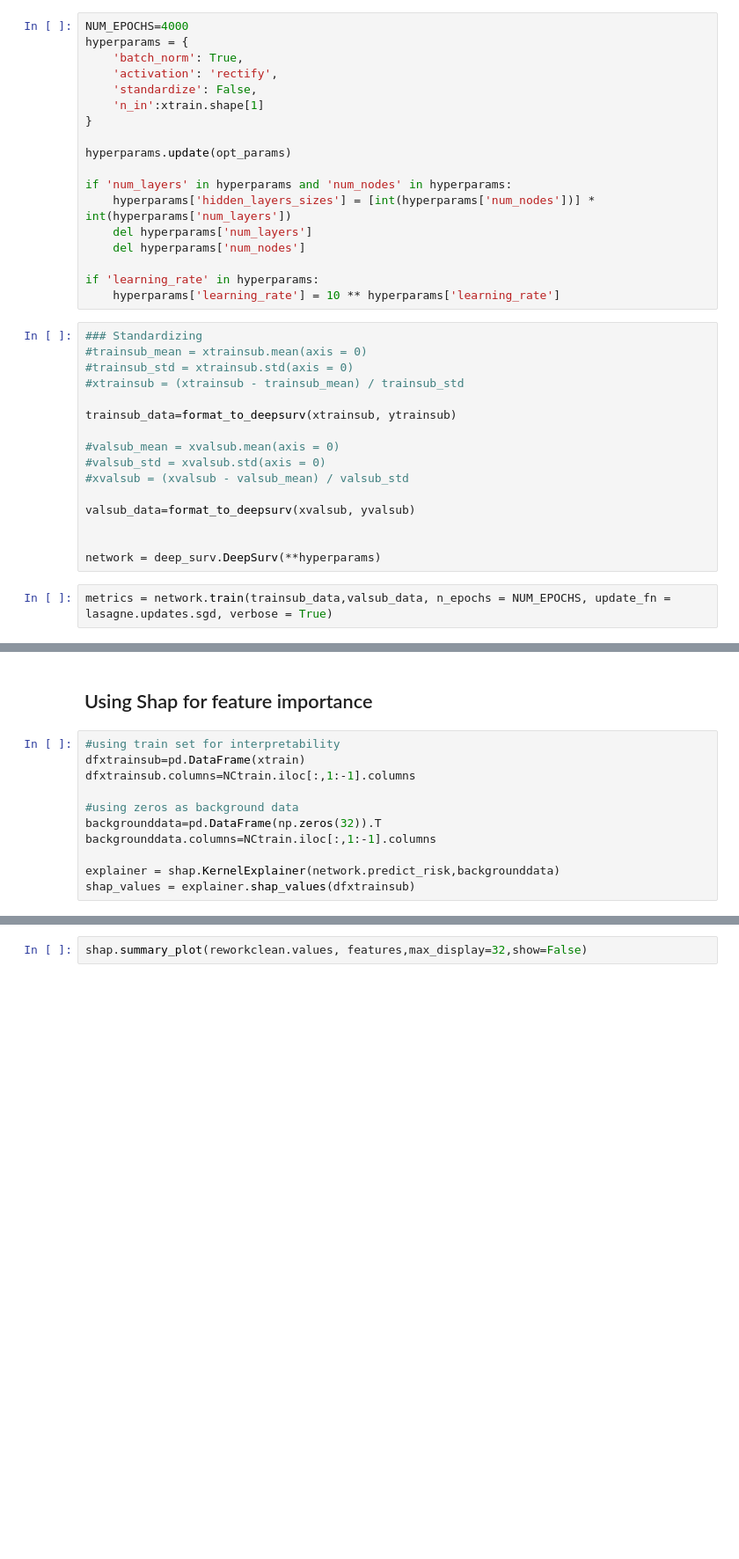
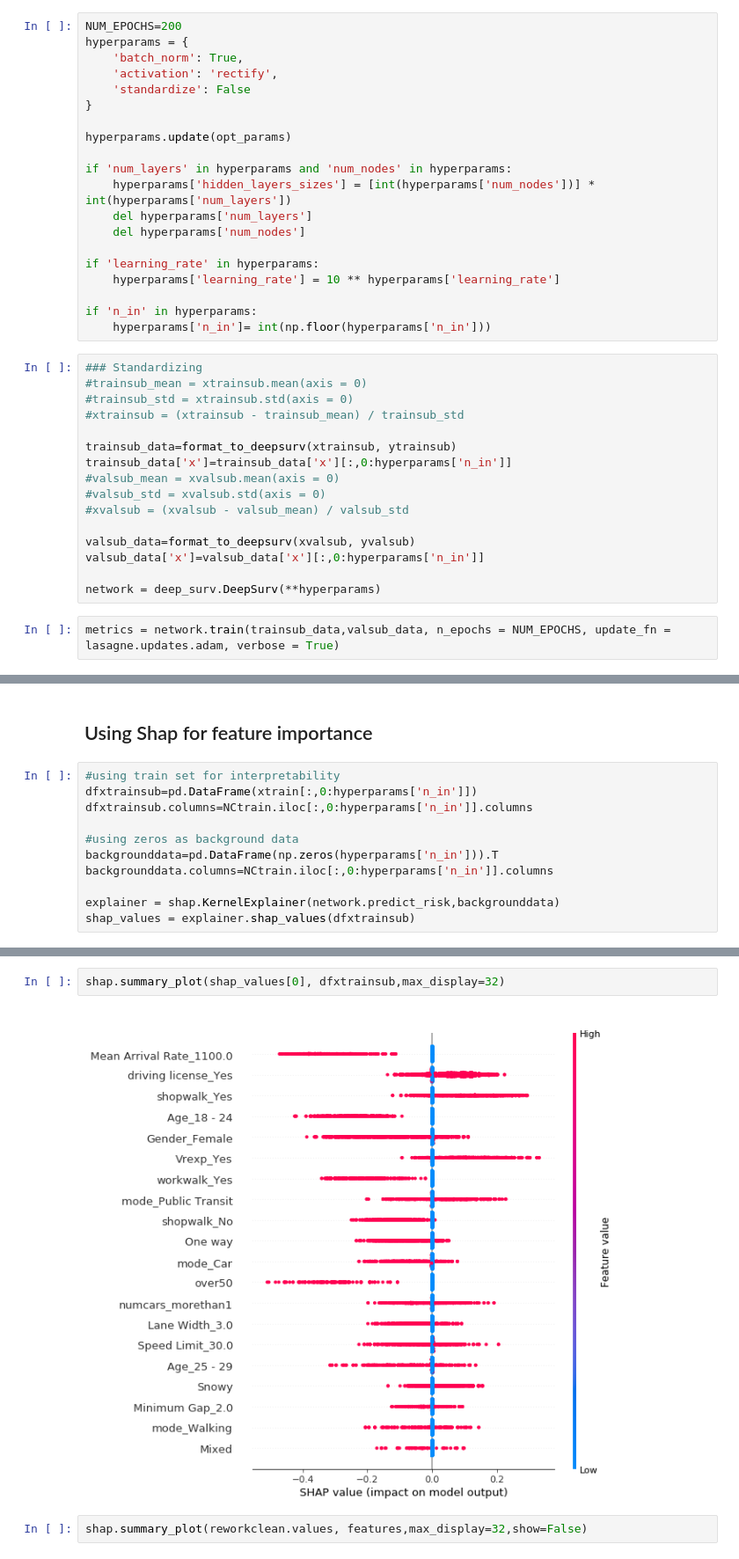
Before and after one commit to arashk1990/ProjectVR, a Jupyter notebook: DeepWait.ipynb, the cells around one changed output, grey strips where cells are left out. Shown at 88% size. Drawn from its saved outputs; the diff is of its cells as text; blank space fills up the shorter version.

Commit message:
minor changes to use adam optimizer

```diff
--- a/DeepWait.ipynb
+++ b/DeepWait.ipynb
@@ -227,12 +234,11 @@ opt_params
 # %% [markdown]
 ## train a network based on opt_params on training data and save the model and weights (previous sections used cross-validation to find hyper-parameters, weights could not be saved)
 # %%
-NUM_EPOCHS=4000
+NUM_EPOCHS=200
 hyperparams = {
     'batch_norm': True,
     'activation': 'rectify',
-    'standardize': False,
-    'n_in':xtrain.shape[1]
+    'standardize': False
 }
 
 hyperparams.update(opt_params)
@@ -244,6 +250,9 @@ if 'num_layers' in hyperparams and 'num_nodes' in hyperparams:
 
 if 'learning_rate' in hyperparams:
     hyperparams['learning_rate'] = 10 ** hyperparams['learning_rate']
+
+if 'n_in' in hyperparams:
+    hyperparams['n_in']= int(np.floor(hyperparams['n_in']))
 # %%
 ### Standardizing
 #trainsub_mean = xtrainsub.mean(axis = 0)
@@ -251,15 +260,15 @@ if 'learning_rate' in hyperparams:
 #xtrainsub = (xtrainsub - trainsub_mean) / trainsub_std
 
 trainsub_data=format_to_deepsurv(xtrainsub, ytrainsub)
-
+trainsub_data['x']=trainsub_data['x'][:,0:hyperparams['n_in']]
 #valsub_mean = xvalsub.mean(axis = 0)
 #valsub_std = xvalsub.std(axis = 0)
 #xvalsub = (xvalsub - valsub_mean) / valsub_std
 
 valsub_data=format_to_deepsurv(xvalsub, yvalsub)
-
+valsub_data['x']=valsub_data['x'][:,0:hyperparams['n_in']]
 
 network = deep_surv.DeepSurv(**hyperparams)
 # %%
-metrics = network.train(trainsub_data,valsub_data, n_epochs = NUM_EPOCHS, update_fn = lasagne.updates.sgd, verbose = True)
+metrics = network.train(trainsub_data,valsub_data, n_epochs = NUM_EPOCHS, update_fn = lasagne.updates.adam, verbose = True)
 # %%
@@ -320,12 +344,12 @@ NCtrain.iloc[:,1:-1].columns
 ## Using Shap for feature importance
 # %%
 #using train set for interpretability
-dfxtrainsub=pd.DataFrame(xtrain)
-dfxtrainsub.columns=NCtrain.iloc[:,1:-1].columns
+dfxtrainsub=pd.DataFrame(xtrain[:,0:hyperparams['n_in']])
+dfxtrainsub.columns=NCtrain.iloc[:,0:hyperparams['n_in']].columns
 
 #using zeros as background data
-backgrounddata=pd.DataFrame(np.zeros(32)).T
-backgrounddata.columns=NCtrain.iloc[:,1:-1].columns
+backgrounddata=pd.DataFrame(np.zeros(hyperparams['n_in'])).T
+backgrounddata.columns=NCtrain.iloc[:,0:hyperparams['n_in']].columns
 
 explainer = shap.KernelExplainer(network.predict_risk,backgrounddata)
 shap_values = explainer.shap_values(dfxtrainsub)
@@ -358,3 +377,7 @@ xx=shap.summary_plot(reworkclean.values, features,max_display=32)
+# %%
+shap.summary_plot(shap_values[0], dfxtrainsub,max_display=32)
+# %% [output]
+[figure, added]
 # %%
 shap.summary_plot(reworkclean.values, features,max_display=32,show=False)
 # %%
```
Also changed, not shown: parts of 15 cells of this notebook.
